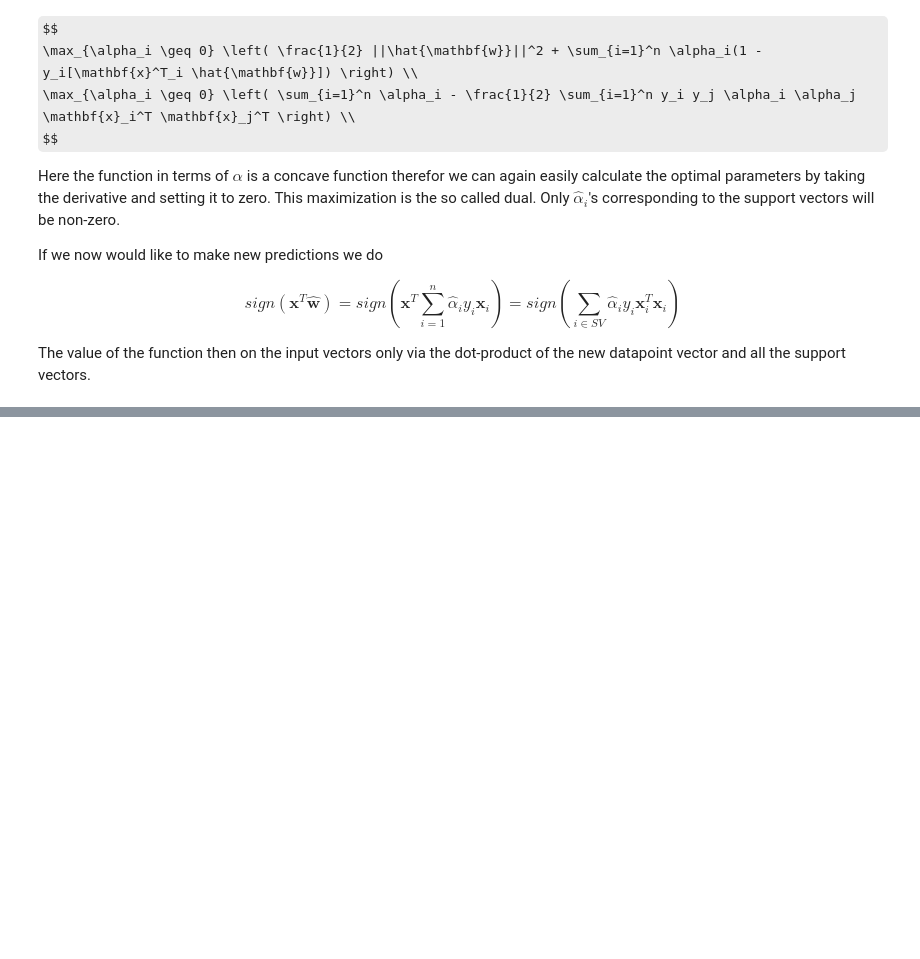
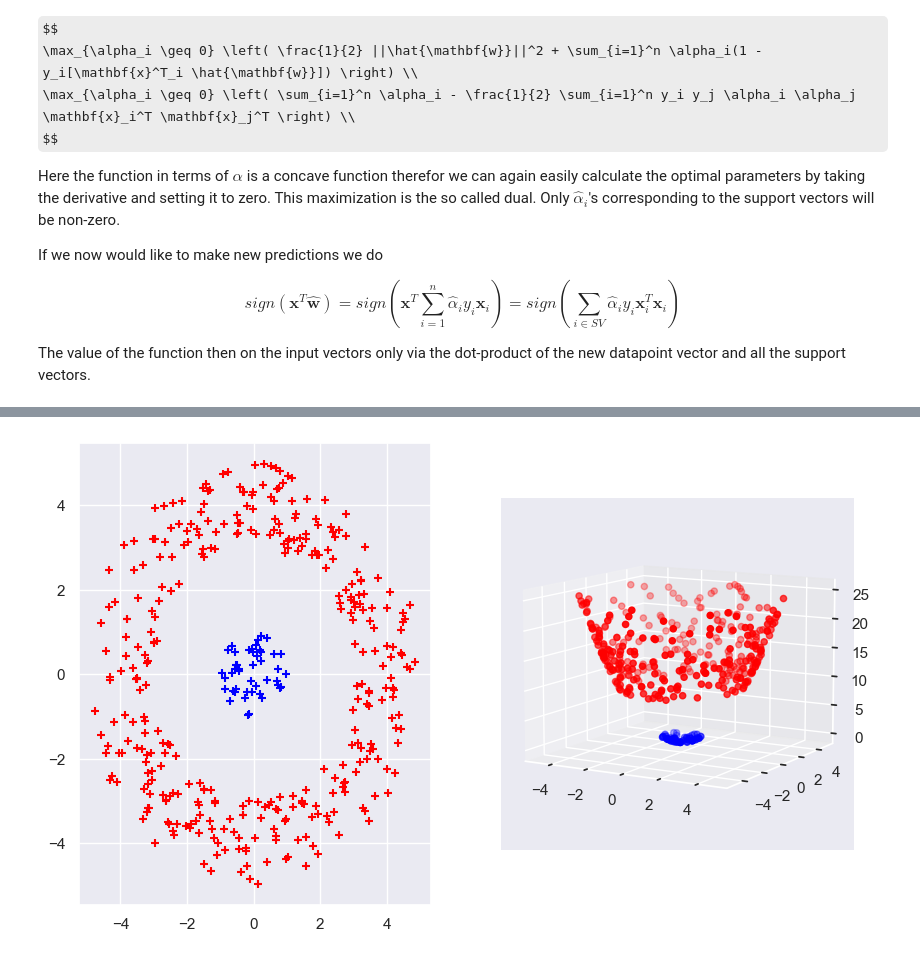
Before and after one commit to MathieuGr02/mathieugr.github.io, a Jupyter notebook: _notebooks/Machine-Learning/07-SVM-and-Kernels.ipynb, the cells around one changed output, grey strips where cells are left out. Cells and saved outputs as stored; diff of their text form; code cells hidden in the pictures; some formulas as TeX source; blank space fills up the shorter version.

```diff
--- a/_notebooks/Machine-Learning/07-SVM-and-Kernels.ipynb
+++ b/_notebooks/Machine-Learning/07-SVM-and-Kernels.ipynb
@@ -121,0 +270,36 @@ A kernel function is a real-valued function of two arguments, $k(\mathbf{x}, \ma
+# %%
+np.random.seed(0)
+
+normal_1 = stats.multivariate_normal([0, 0], [[2, 0], [0, 2]])
+normal_2 = stats.multivariate_normal([0, 0], [[10, 0], [0, 10]])
+rvs_normal_1 = normal_1.rvs(size=200).T
+rvs_normal_2 = normal_2.rvs(size=1000).T
+
+distances = np.sqrt(rvs_normal_1[0, :]**2 + rvs_normal_1[1, :]**2)
+filtered_indices = distances <= 1
+rvs_normal_1 = rvs_normal_1[:, filtered_indices]
+
+distances = np.sqrt(rvs_normal_2[0, :]**2 + rvs_normal_2[1, :]**2)
+filtered_indices = distances >= 3
+rvs_normal_2 = rvs_normal_2[:, filtered_indices]
+
+distances = np.sqrt(rvs_normal_2[0, :]**2 + rvs_normal_2[1, :]**2)
+filtered_indices = distances < 5
+rvs_normal_2 = rvs_normal_2[:, filtered_indices]
+
+fig = plt.figure(figsize=(10, 6))
+
+axs1 = fig.add_subplot(1, 2, 1)
+
+axs1.scatter(rvs_normal_1[0, :], rvs_normal_1[1, :], marker='+', zorder=5, label='Class 1', color='blue')
+axs1.scatter(rvs_normal_2[0, :], rvs_normal_2[1, :], marker='+', zorder=5, label='Class 2', color='red')
+
+axs2 = fig.add_subplot(1, 2, 2, projection='3d')
+
+basis_expansion_Z = lambda X : X[0, :]**2 + X[1, :]**2
+
+axs2.scatter(rvs_normal_1[0, :], rvs_normal_1[1, :], basis_expansion_Z(rvs_normal_1), color='blue')
+axs2.scatter(rvs_normal_2[0, :], rvs_normal_2[1, :], basis_expansion_Z(rvs_normal_2), color='red')
+axs2.view_init(elev=10)
+# %% [output]
+[figure, added]
```
Also changed, not shown: parts of 4 cells of this notebook, 14 other files.
